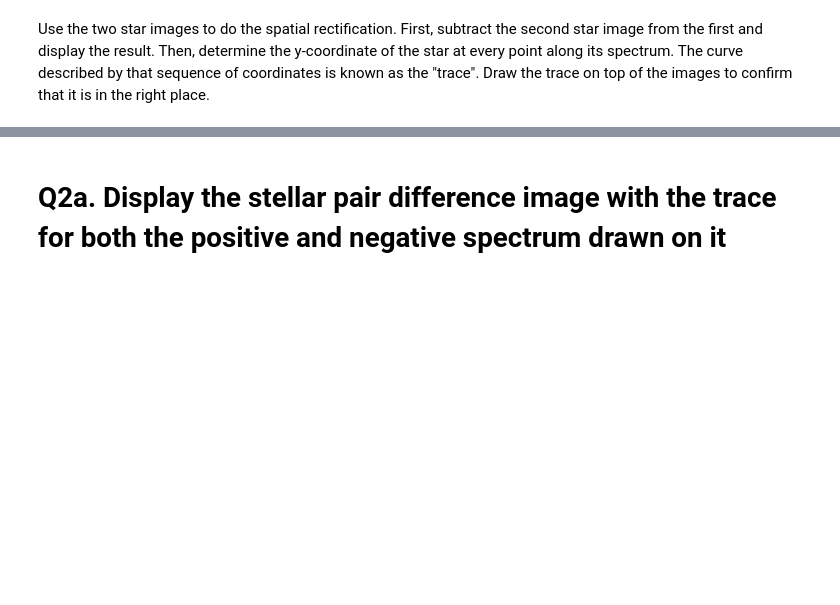
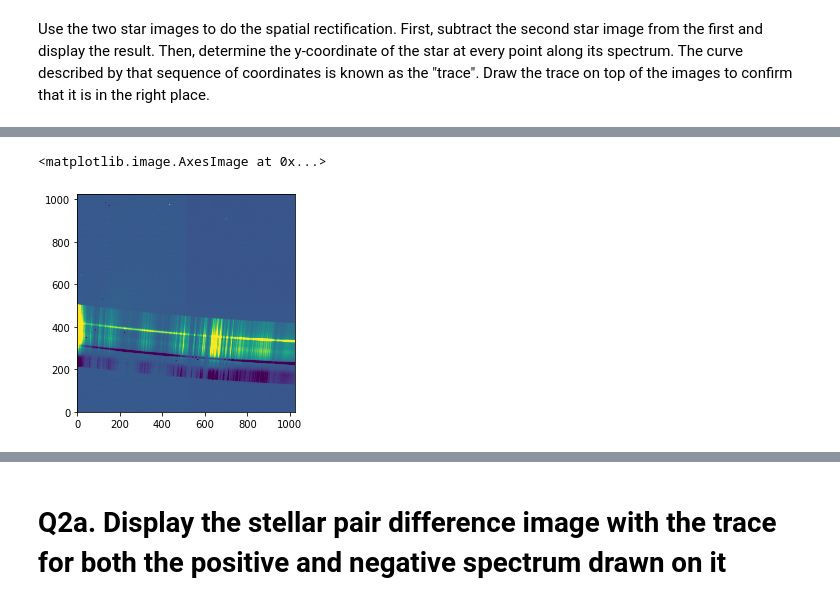
Before and after one commit to arnav257/Astro, a Jupyter notebook: SpectroscopyTutorial.ipynb, the cells around one changed output, grey strips where cells are left out. Drawn from its saved outputs; the diff is of its cells as text; code cells hidden in the pictures; blank space fills up the shorter version.

```diff
--- a/SpectroscopyTutorial.ipynb
+++ b/SpectroscopyTutorial.ipynb
@@ -167,0 +142,6 @@ def findTrace(im):
+# %%
+plt.close()
+plt.imshow(star2,origin='lower',vmin=np.percentile(star2,1),vmax=np.percentile(star2,99))
+# %% [output]
+<matplotlib.image.AxesImage at 0x...>
+[figure, added]
```
Also changed, not shown: parts of 48 cells of this notebook.
